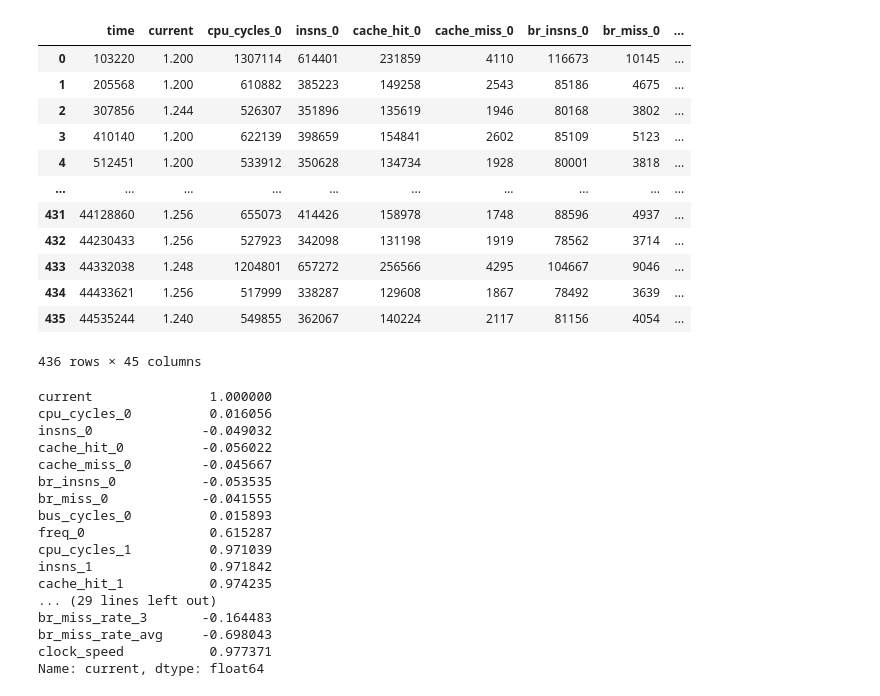
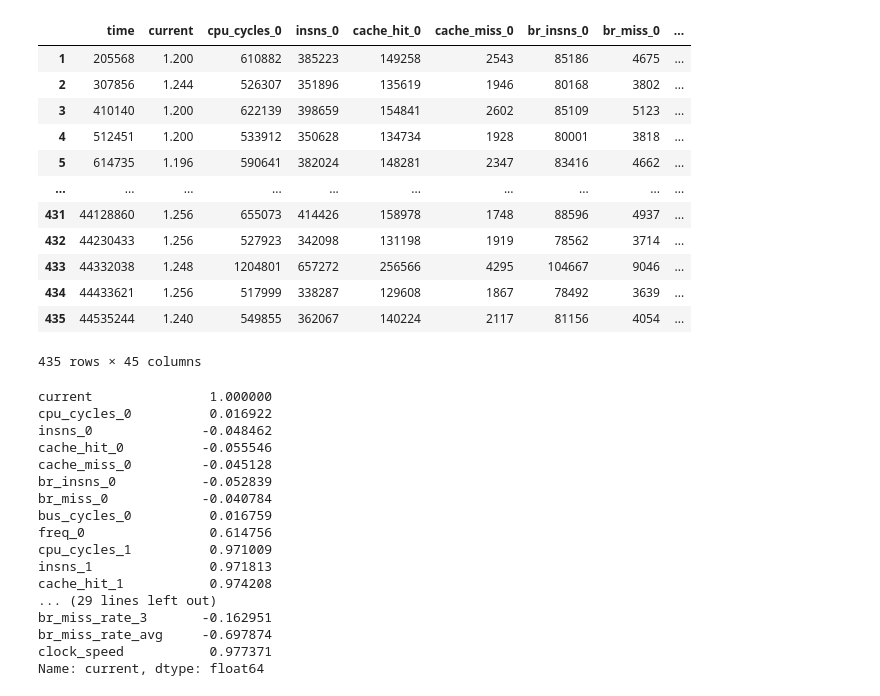
Before and after one commit to radshield/raspi-sel, a Jupyter notebook: analysis/perf_numa.ipynb, the cells around one changed output. Drawn from its saved outputs; the diff is of its cells as text; code cells hidden in the pictures.

```diff
--- a/analysis/perf_numa.ipynb
+++ b/analysis/perf_numa.ipynb
@@ -18,52 +20,53 @@ def min_max_scaling(series):
 # %%
 cpu_df = pd.read_csv('../results/matrix-numa.csv')
 
 cpu_df['cache_hit_rate_0'] = (cpu_df['cache_hit_0'] - cpu_df['cache_miss_0']) / cpu_df['cache_hit_0']
 cpu_df['cache_hit_rate_1'] = (cpu_df['cache_hit_0'] - cpu_df['cache_miss_1']) / cpu_df['cache_hit_1']
 cpu_df['cache_hit_rate_2'] = (cpu_df['cache_hit_0'] - cpu_df['cache_miss_2']) / cpu_df['cache_hit_2']
 cpu_df['cache_hit_rate_3'] = (cpu_df['cache_hit_0'] - cpu_df['cache_miss_3']) / cpu_df['cache_hit_3']
 cpu_df['cache_hit_rate_avg'] = (cpu_df['cache_hit_rate_0'] + cpu_df['cache_hit_rate_1'] + cpu_df['cache_hit_rate_2'] + cpu_df['cache_hit_rate_3']) / 4
 
 cpu_df['br_miss_rate_0'] = cpu_df['br_miss_0'] / cpu_df['br_insns_0']
 cpu_df['br_miss_rate_1'] = cpu_df['br_miss_1'] / cpu_df['br_insns_1']
 cpu_df['br_miss_rate_2'] = cpu_df['br_miss_2'] / cpu_df['br_insns_2']
 cpu_df['br_miss_rate_3'] = cpu_df['br_miss_3'] / cpu_df['br_insns_3']
 cpu_df['br_miss_rate_avg'] = (cpu_df['br_miss_rate_0'] + cpu_df['br_miss_rate_1'] + cpu_df['br_miss_rate_2'] + cpu_df['br_miss_rate_3']) / 4
 
 cpu_df['clock_speed'] = (cpu_df['insns_0'] + cpu_df['insns_1'] + cpu_df['insns_2'] + cpu_df['insns_3']) / (cpu_df['time'] - cpu_df['time'].shift())
+cpu_df = cpu_df.drop(index=0)
 
 cpu_df
 # %% [output]
 |  | time | current | cpu_cycles_0 | insns_0 | cache_hit_0 | cache_miss_0 | br_insns_0 | br_miss_0 | ... |
-| 0 | 103220 | 1.200 | 1307114 | 614401 | 231859 | 4110 | 116673 | 10145 | ... |
 | 1 | 205568 | 1.200 | 610882 | 385223 | 149258 | 2543 | 85186 | 4675 | ... |
 | 2 | 307856 | 1.244 | 526307 | 351896 | 135619 | 1946 | 80168 | 3802 | ... |
 | 3 | 410140 | 1.200 | 622139 | 398659 | 154841 | 2602 | 85109 | 5123 | ... |
 | 4 | 512451 | 1.200 | 533912 | 350628 | 134734 | 1928 | 80001 | 3818 | ... |
+| 5 | 614735 | 1.196 | 590641 | 382024 | 148281 | 2347 | 83416 | 4662 | ... |
 | ... | ... | ... | ... | ... | ... | ... | ... | ... | ... |
 | 431 | 44128860 | 1.256 | 655073 | 414426 | 158978 | 1748 | 88596 | 4937 | ... |
 | 432 | 44230433 | 1.256 | 527923 | 342098 | 131198 | 1919 | 78562 | 3714 | ... |
 | 433 | 44332038 | 1.248 | 1204801 | 657272 | 256566 | 4295 | 104667 | 9046 | ... |
 | 434 | 44433621 | 1.256 | 517999 | 338287 | 129608 | 1867 | 78492 | 3639 | ... |
 | 435 | 44535244 | 1.240 | 549855 | 362067 | 140224 | 2117 | 81156 | 4054 | ... |
-436 rows × 45 columns
+435 rows × 45 columns
 # %%
 cpu_df.drop('time', axis=1).corr()['current']
 # %% [output]
 current               1.000000
-cpu_cycles_0          0.016056
-insns_0              -0.049032
-cache_hit_0          -0.056022
-cache_miss_0         -0.045667
-br_insns_0           -0.053535
-br_miss_0            -0.041555
-bus_cycles_0          0.015893
-freq_0                0.615287
-cpu_cycles_1          0.971039
-insns_1               0.971842
-cache_hit_1           0.974235
+cpu_cycles_0          0.016922
+insns_0              -0.048462
+cache_hit_0          -0.055546
+cache_miss_0         -0.045128
+br_insns_0           -0.052839
+br_miss_0            -0.040784
+bus_cycles_0          0.016759
+freq_0                0.614756
+cpu_cycles_1          0.971009
+insns_1               0.971813
+cache_hit_1           0.974208
 ... (29 lines left out)
-br_miss_rate_3       -0.164483
-br_miss_rate_avg     -0.698043
+br_miss_rate_3       -0.162951
+br_miss_rate_avg     -0.697874
 clock_speed           0.977371
 Name: current, dtype: float64
```
Also changed, not shown: parts of 8 cells of this notebook, 2 other files.
